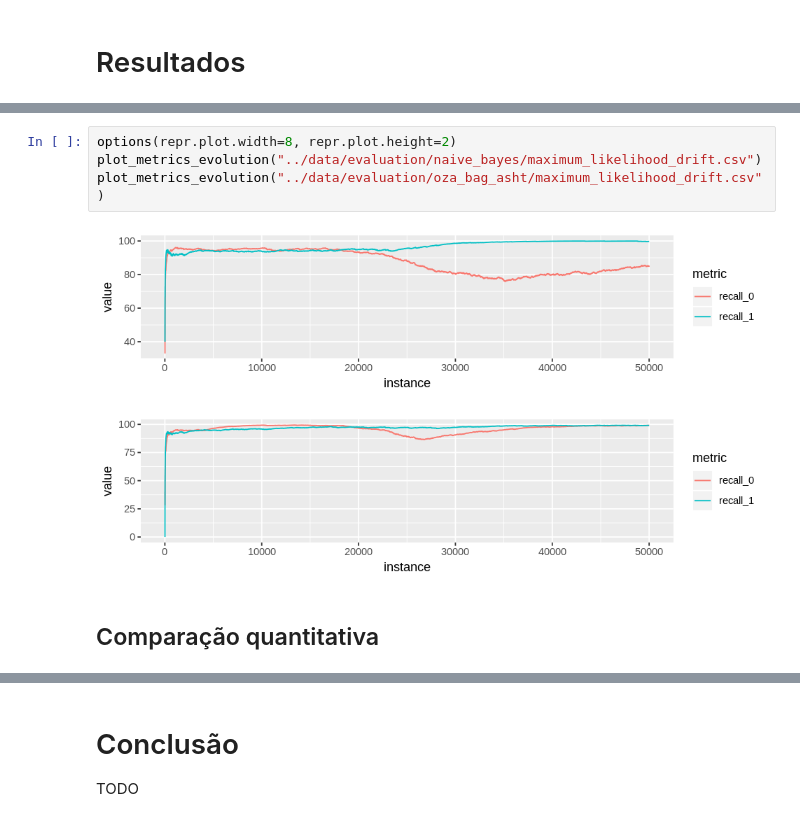
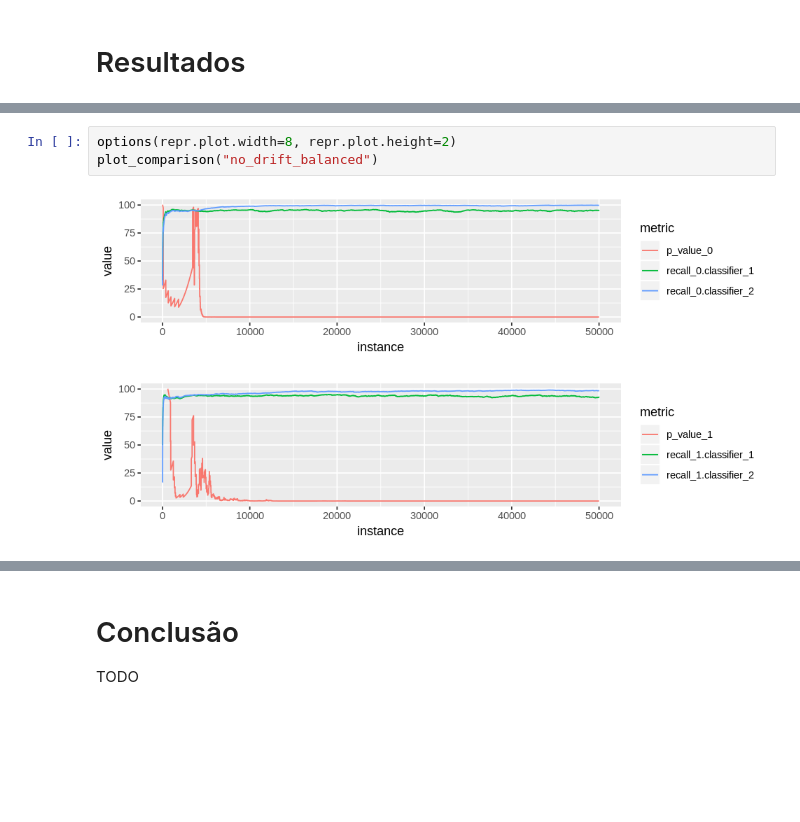
Before and after one commit to dinaldoap/moa, a Jupyter notebook: notebook/drift.ipynb, the cells around one changed output, grey strips where cells are left out. Cells and saved outputs as stored; diff of their text form; blank space fills up the shorter version.

Commit message:
feat: plot comparisons for real data

```diff
--- a/notebook/drift.ipynb
+++ b/notebook/drift.ipynb
@@ -86,9 +171,6 @@ Comparar dois classificadores no cenário de fluxos de dados com a presença de
 # %%
 options(repr.plot.width=8, repr.plot.height=2)
-plot_metrics_evolution("../data/evaluation/naive_bayes/maximum_likelihood_drift.csv")
-plot_metrics_evolution("../data/evaluation/oza_bag_asht/maximum_likelihood_drift.csv")
+plot_comparison("no_drift_balanced")
 # %% [output]
-[figure, old version]
+[figure, new version]
-[figure, old version]
+[figure, new version]
-# %% [markdown]
-## Comparação quantitativa
```
Also changed, not shown: parts of 15 cells of this notebook.
